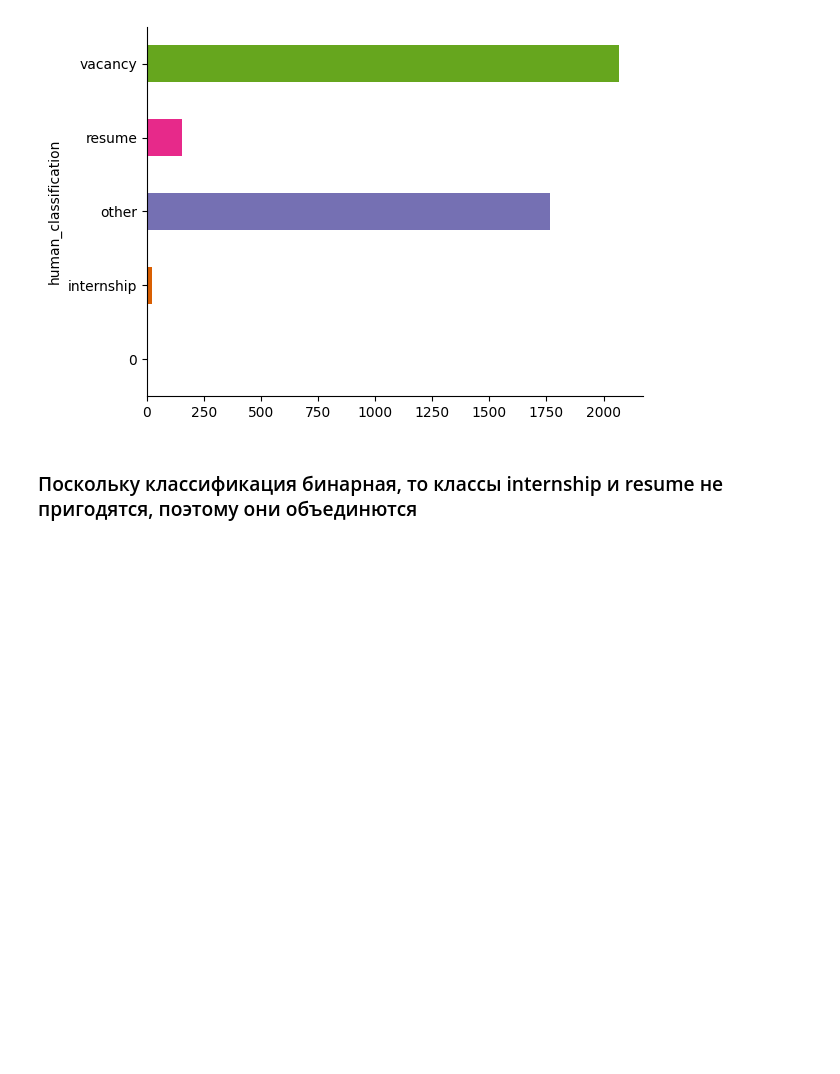
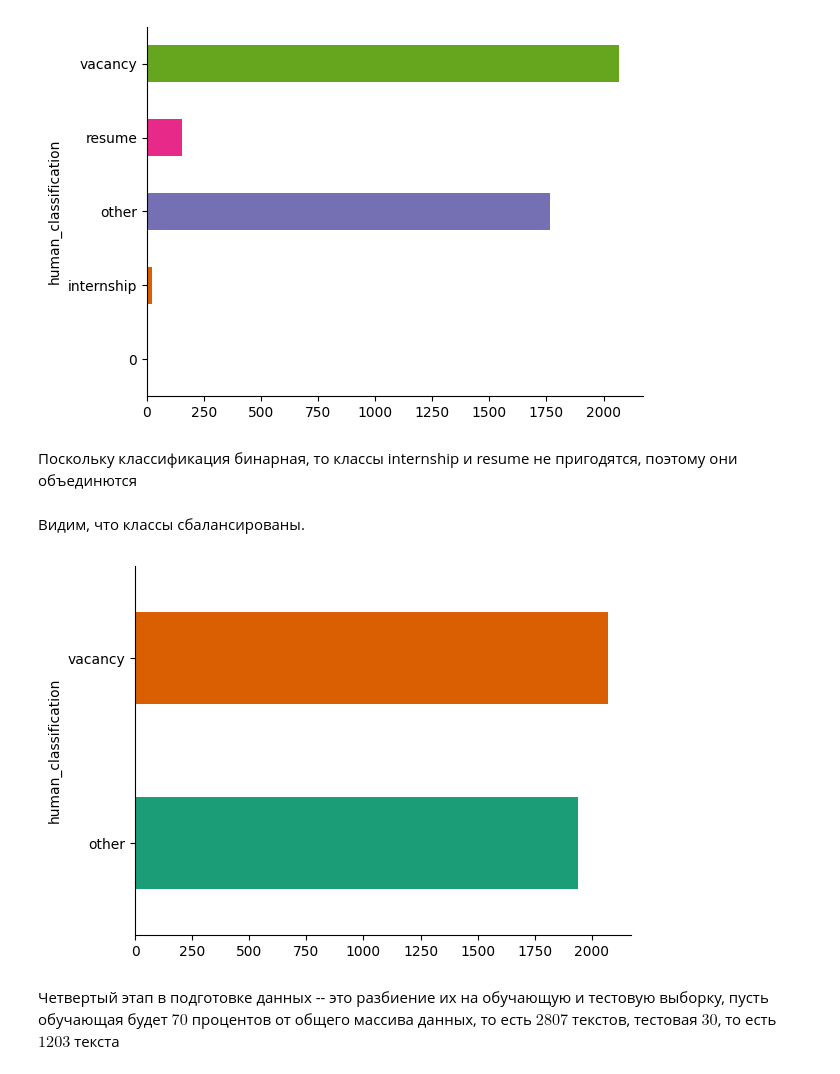
Before and after one commit to konstantin224/-, a Jupyter notebook: Классифкация_вакансий.ipynb, the cells around one changed output. Drawn from its saved outputs; the diff is of its cells as text; code cells hidden in the pictures; blank space fills up the shorter version.

Commit message:
Поправил текст в пояснениях

```diff
--- a/Классифкация_вакансий.ipynb
+++ b/Классифкация_вакансий.ipynb
@@ -45,11 +52,21 @@ plt.gca().spines[['top', 'right',]].set_visible(False)
 # %% [output]
 [figure]
 # %% [markdown]
-### Поскольку классификация бинарная, то классы internship и resume не пригодятся, поэтому они объединются
+Поскольку классификация бинарная, то классы internship и resume не пригодятся, поэтому они объединются
 # %%
 for i in range(len(dataset)):
   if dataset.human_classification[i]!="vacancy":
     dataset.human_classification[i]="other"
+# %% [markdown]
+Видим, что классы сбалансированы.
+# %%
+# @title human_classification
+dataset.groupby('human_classification').size().plot(kind='barh', color=sns.palettes.mpl_palette('Dark2'))
+plt.gca().spines[['top', 'right',]].set_visible(False)
+# %% [output]
+[figure, added]
+# %% [markdown]
+Четвертый этап в подготовке данных -- это разбиение их на обучающую и тестовую выборку, пусть обучающая будет $70$ процентов от общего массива данных, то есть $2807$ текстов, тестовая $30$, то есть $1203$ текста
 # %%
 train_data, test_data, train_labels, test_labels = model_selection.train_test_split(dataset.message_text,
                                                                                     dataset.human_classification,
```
Also changed, not shown: parts of 14 cells of this notebook.
